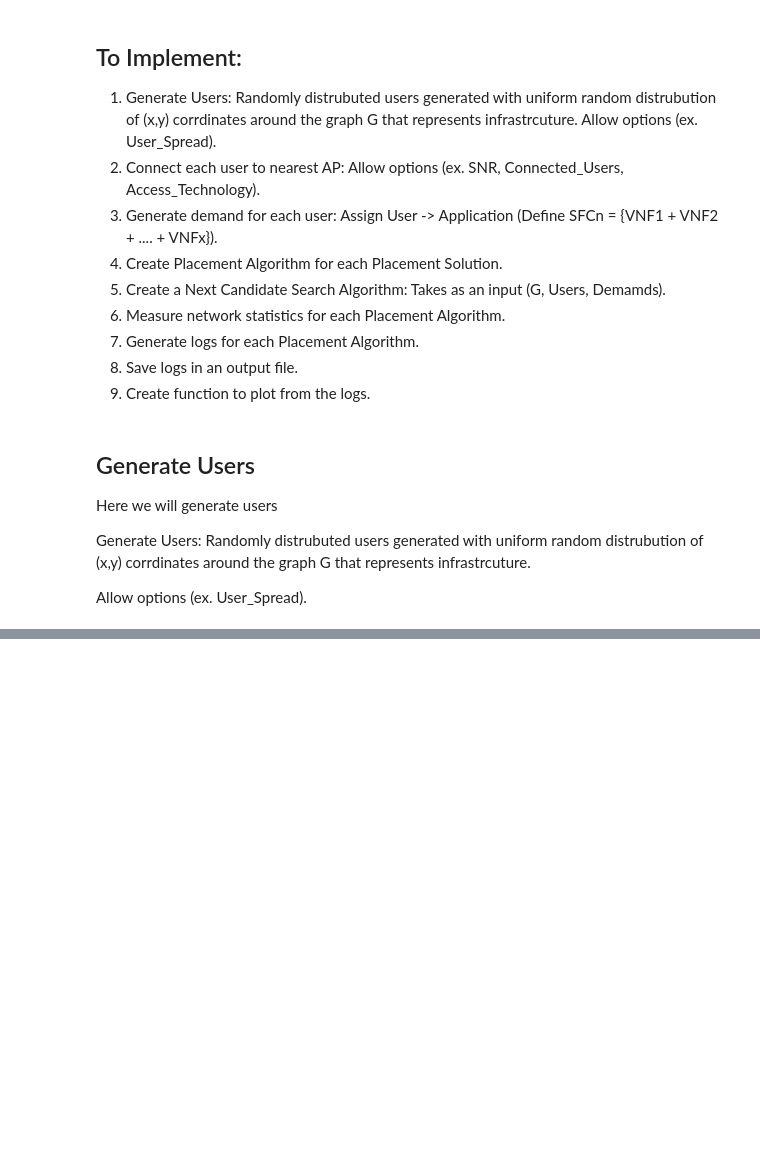
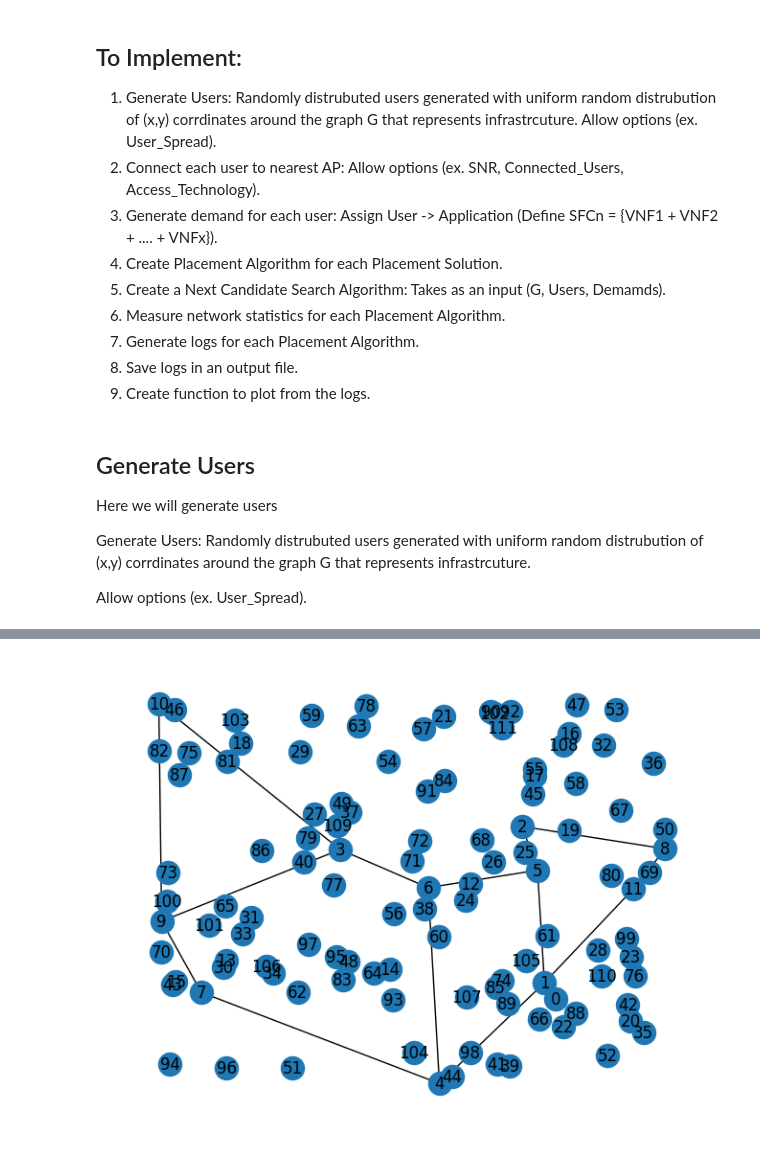
Before and after one commit to yrafique/VNF-python, a Jupyter notebook: Import_NetworkImport.ipynb, the cells around one changed output, grey strips where cells are left out. Drawn from its saved outputs; the diff is of its cells as text; code cells hidden in the pictures; blank space fills up the shorter version.

```diff
--- a/Import_NetworkImport.ipynb
+++ b/Import_NetworkImport.ipynb
@@ -244,0 +293,9 @@ dict_items([(1, {'source': 'IPLSng', 'destination': 'STTLng', 'demandValue': 358
+# %%
+#Combine users + infra graph
+#
+Un= nx.disjoint_union(G,G_users)
+Un.nodes()
+
+nx.draw(Un, nx.get_node_attributes(Un, 'pos'), with_labels=True, node_size=300, style = "solid")
+# %% [output]
+[figure, added]
```
Also changed, not shown: parts of 5 cells of this notebook.
